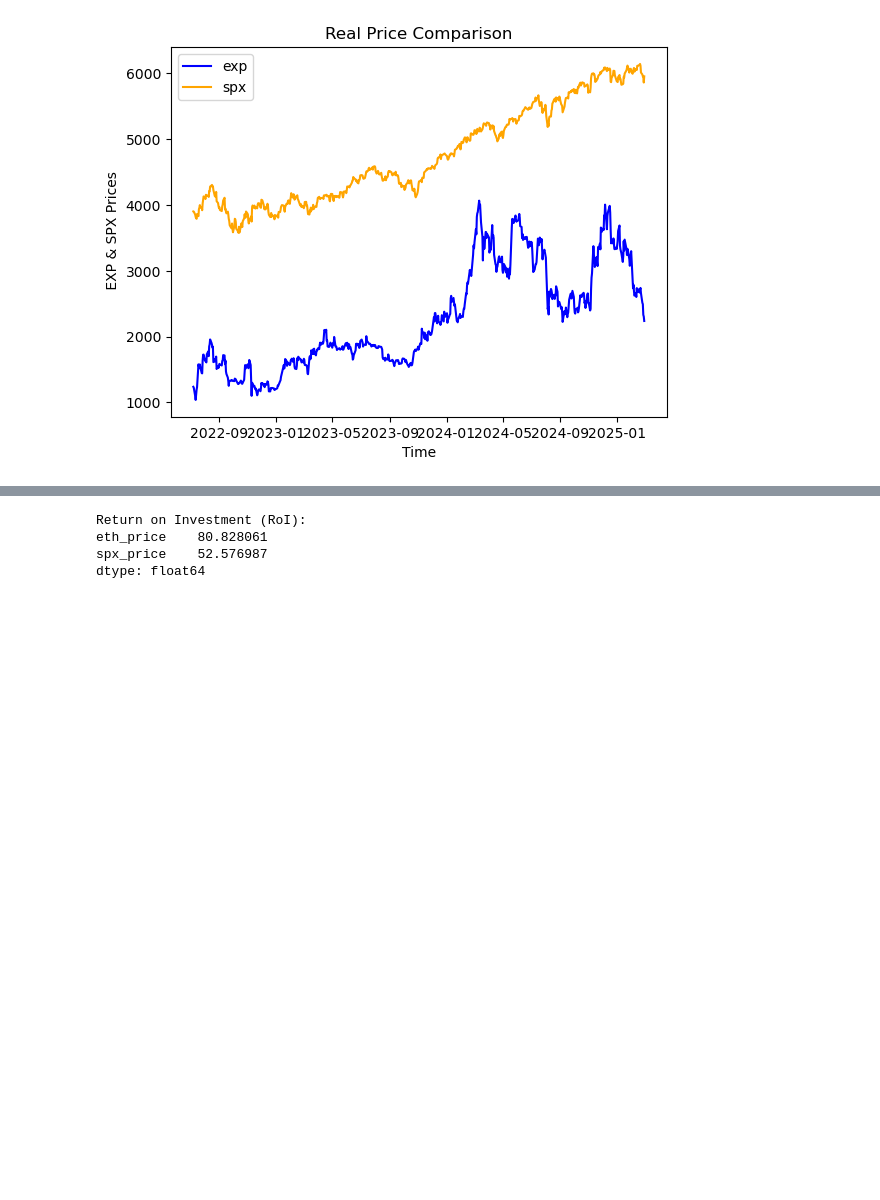
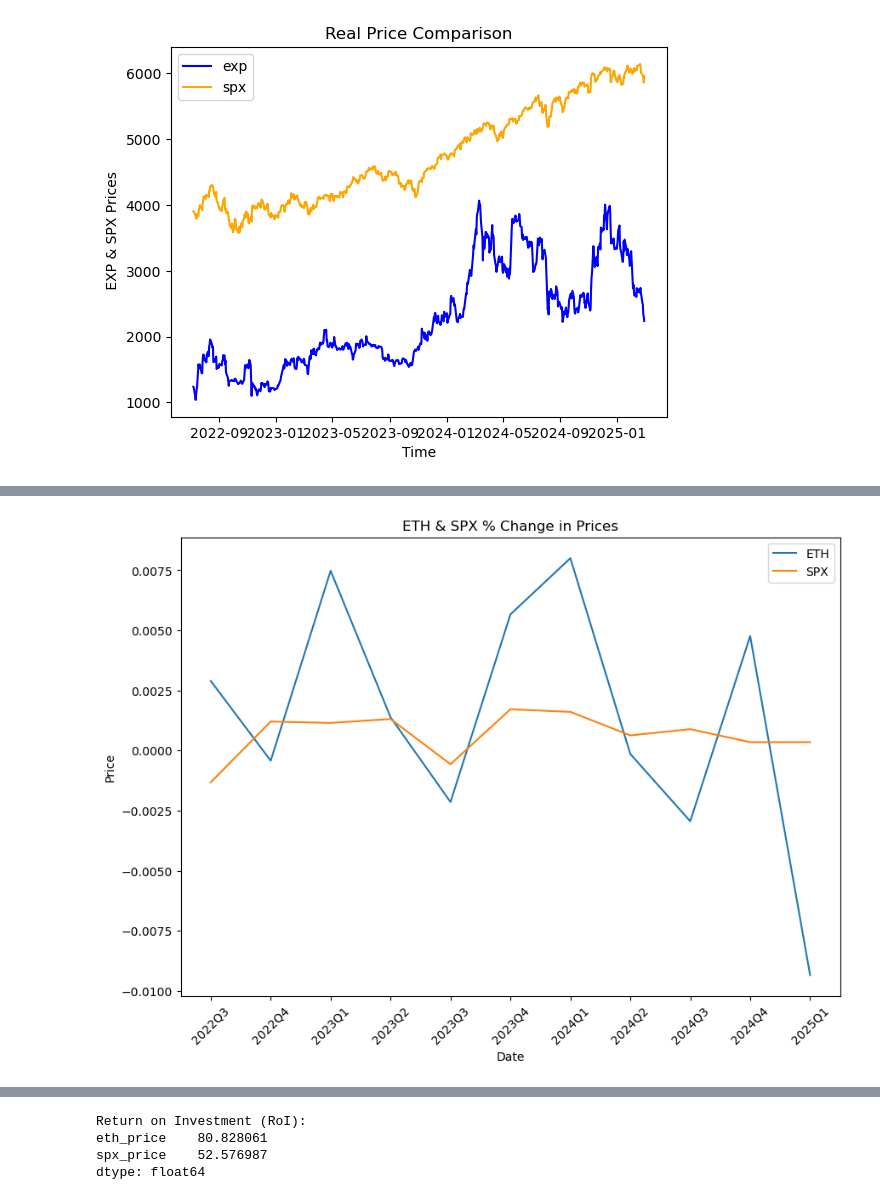
Before and after one commit to MalipieroMattia/ML_and_DL, a Jupyter notebook: assignment_2.ipynb, the cells around one changed output, grey strips where cells are left out. Drawn from its saved outputs; the diff is of its cells as text; code cells hidden in the pictures; blank space fills up the shorter version.

```diff
--- a/assignment_2.ipynb
+++ b/assignment_2.ipynb
@@ -136,0 +177,13 @@ Return on Investment (RoI): 50.00%
+# %%
+# Graphing the % change in prices
+plt.figure(figsize=(10,7))
+plt.plot(new['time'], new['eth_change'], label='ETH')
+plt.plot(new['time'], new['spx_change'], label='SPX')
+plt.xticks(rotation=45)
+plt.xlabel("Date")
+plt.ylabel("Price")
+plt.title("ETH & SPX % Change in Prices")
+plt.legend()
+plt.show()
+# %% [output]
+[figure, added]
```
Also changed, not shown: parts of 50 cells of this notebook.
